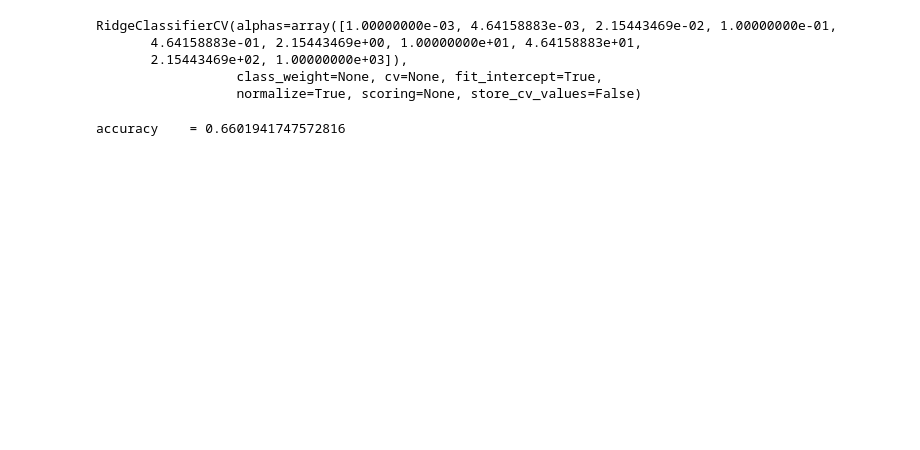
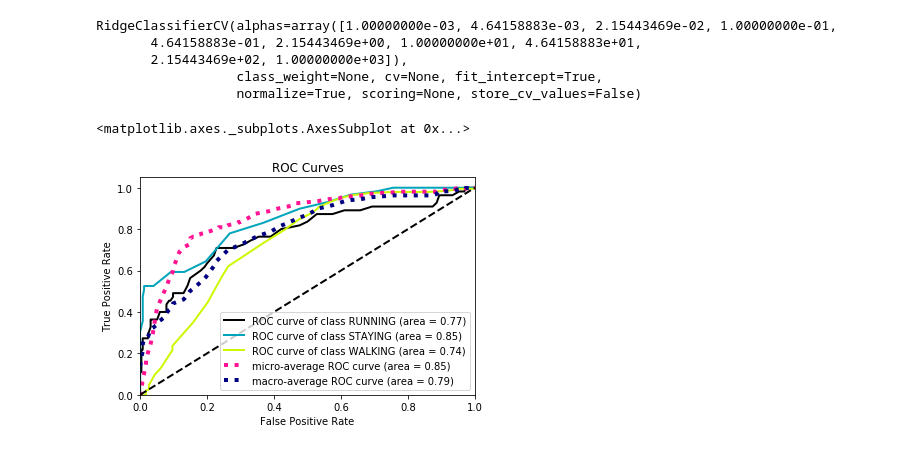
Before and after one commit to karager09/activity-_recognition_for_mobile_sensors, a Jupyter notebook: Model and learning/AML Project.ipynb, the cells around one changed output. Drawn from its saved outputs; the diff is of its cells as text; code cells hidden in the pictures; blank space fills up the shorter version.

Commit message:
Added some metrics

```diff
--- a/Model and learning/AML Project.ipynb
+++ b/Model and learning/AML Project.ipynb
@@ -72,10 +72,3 @@ RidgeClassifierCV(alphas=array([1.00000000e-03, 4.64158883e-03, 2.15443469e-02,
        2.15443469e+02, 1.00000000e+03]),
                   class_weight=None, cv=None, fit_intercept=True,
                   normalize=True, scoring=None, store_cv_values=False)
-# %%
-predictions = classifier.predict(x_test)
-
-# print(f"predictions = {', '.join(predictions.astype(str))}")
-print(f"accuracy    = {(predictions == y_test['activity']).mean()}")
-# %% [output]
-accuracy    = 0.6601941747572816
@@ -81,0 +77,8 @@ accuracy    = 0.6601941747572816
+# %%
+import scikitplot as skplt
+decs = classifier.decision_function(x_test)
+
+skplt.metrics.plot_roc(y_test, decs)
+# %% [output]
+<matplotlib.axes._subplots.AxesSubplot at 0x...>
+[figure, added]
```
Also changed, not shown: parts of 6 cells of this notebook, 1 other file.
